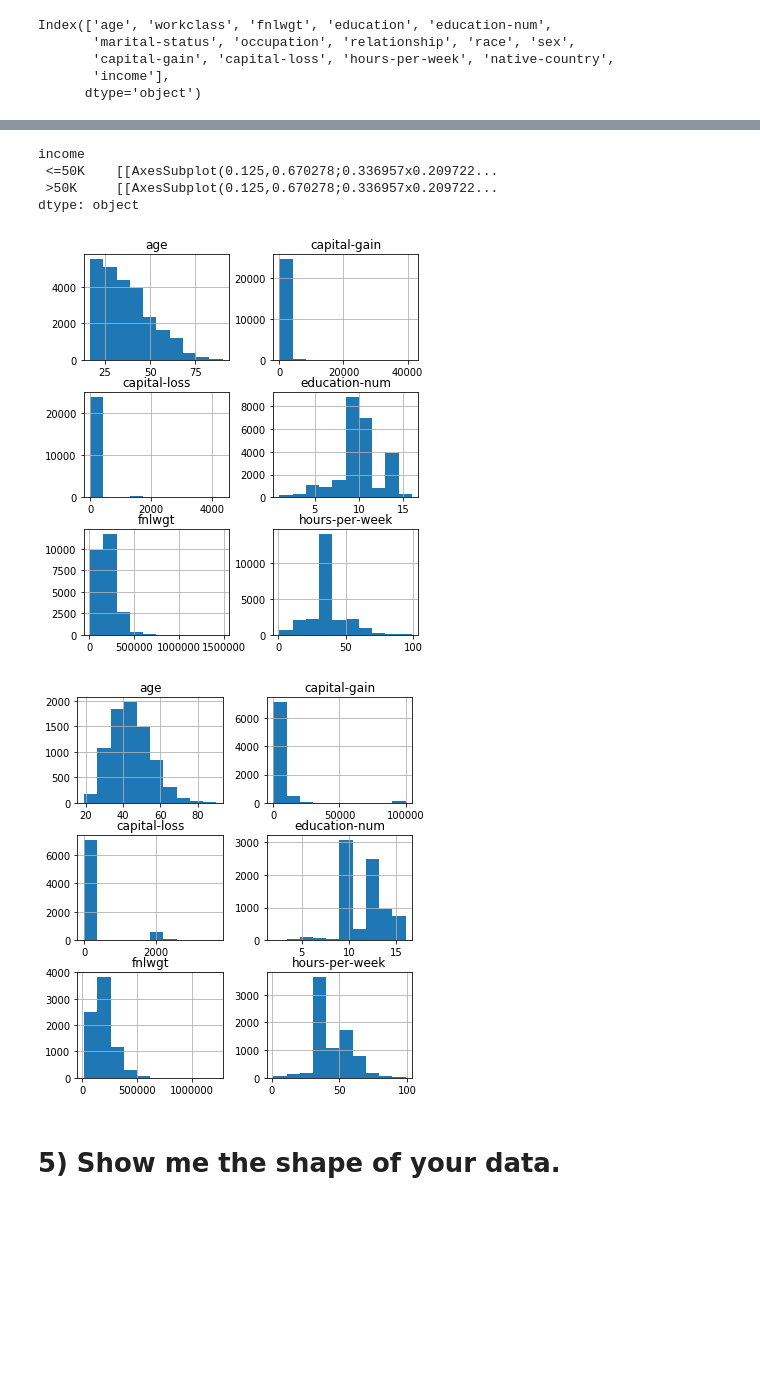
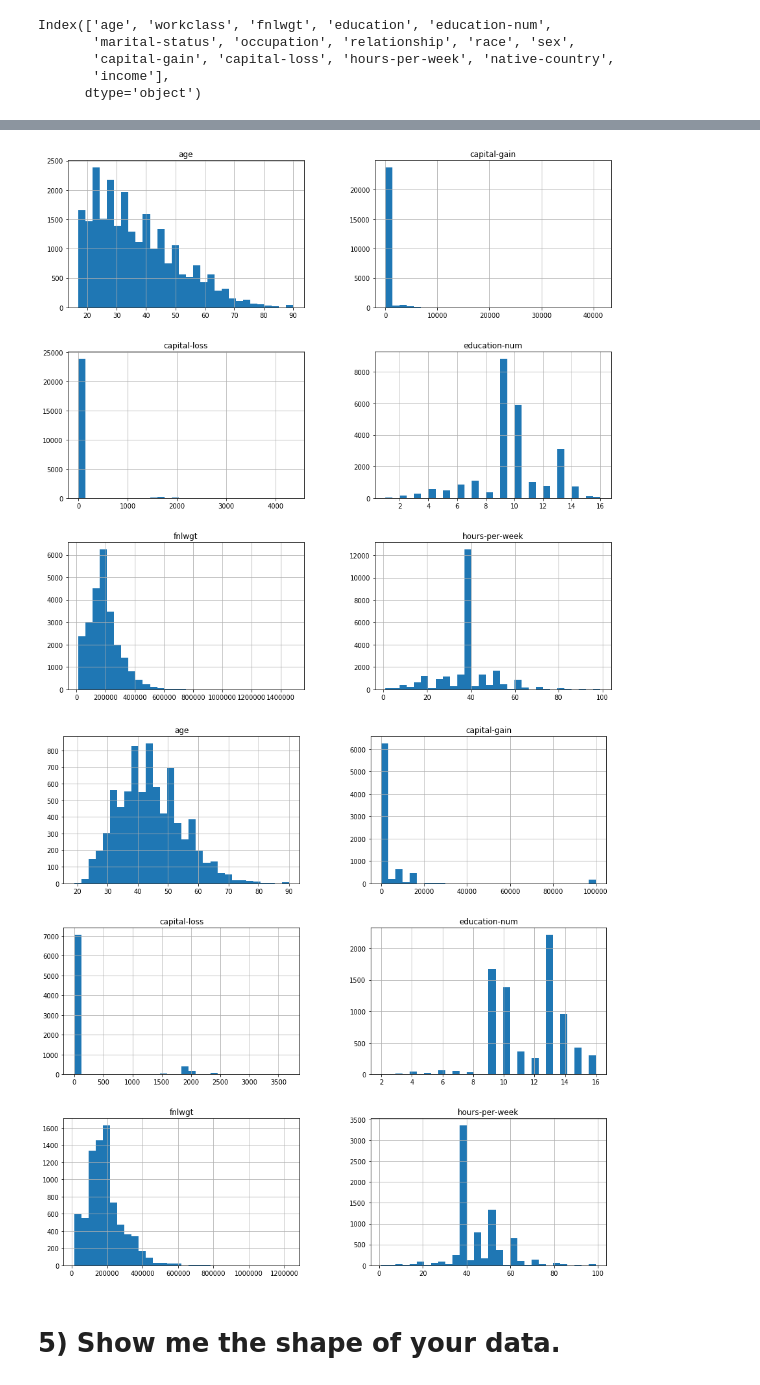
Before and after one commit to rdoraiswamy/final-project, a Jupyter notebook: MR_RD_BIOF509_Final_Project.ipynb, the cells around one changed output, grey strips where cells are left out. Cells and saved outputs as stored; diff of their text form; code cells hidden in the pictures; blank space fills up the shorter version.

```diff
--- a/MR_RD_BIOF509_Final_Project.ipynb
+++ b/MR_RD_BIOF509_Final_Project.ipynb
@@ -186,14 +186,10 @@ medData.head()
 # %%
 # Sample for filtering medData[medData.age > 75]
 # %%
-medData.groupby('income').hist(figsize=(6, 7))
+medData.groupby('income').hist(bins=30, figsize=(15, 15));
 # %% [output]
-income
- <=50K    [[AxesSubplot(0.125,0.670278;0.336957x0.209722...
- >50K     [[AxesSubplot(0.125,0.670278;0.336957x0.209722...
-dtype: object
-[figure, old version]
+[figure, new version]
-[figure, old version]
+[figure, new version]
 # %% [markdown]
 # 5) Show me the shape of your data.
 # %%
```
Also changed, not shown: parts of 14 cells of this notebook.
